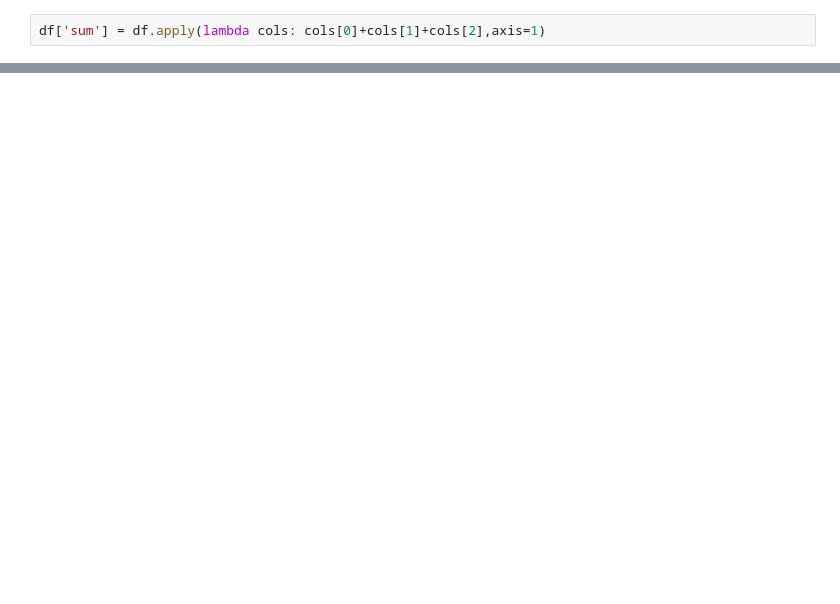
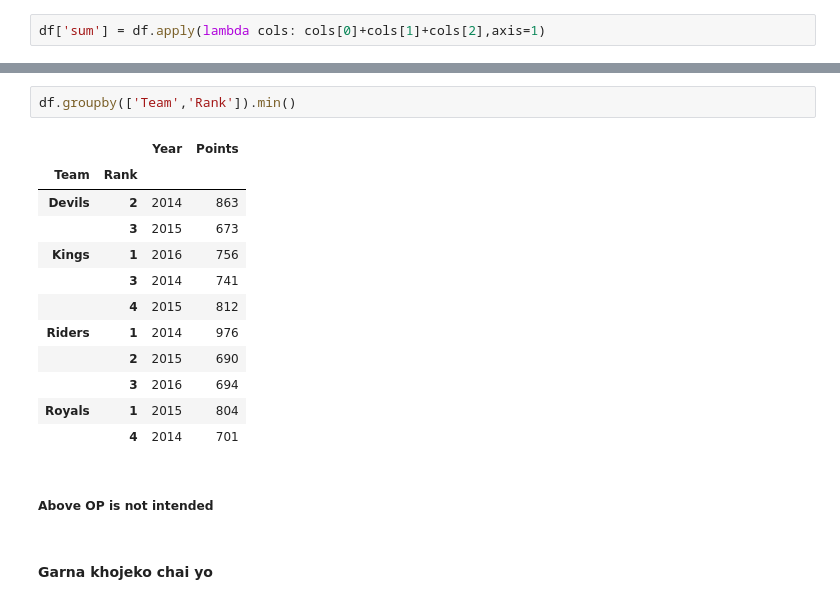
Before and after one commit to AjayKarki/DWIT_Module3, a Jupyter notebook: Pandas Practice.ipynb, the cells around one changed output, grey strips where cells are left out. Drawn from its saved outputs; the diff is of its cells as text; blank space fills up the shorter version.

```diff
--- a/Pandas Practice.ipynb
+++ b/Pandas Practice.ipynb
@@ -472,0 +556,19 @@ df
+# %%
+df.groupby(['Team','Rank']).min()
+# %% [output]
+|  |  | Year | Points |
+| Team | Rank |  |  |
+| Devils | 2 | 2014 | 863 |
+|  | 3 | 2015 | 673 |
+| Kings | 1 | 2016 | 756 |
+|  | 3 | 2014 | 741 |
+|  | 4 | 2015 | 812 |
+| Riders | 1 | 2014 | 976 |
+|  | 2 | 2015 | 690 |
+|  | 3 | 2016 | 694 |
+| Royals | 1 | 2015 | 804 |
+|  | 4 | 2014 | 701 |
+# %% [markdown]
+##### Above OP is not intended
+# %% [markdown]
+#### Garna khojeko chai yo
```
Also changed, not shown: parts of 36 cells of this notebook.
